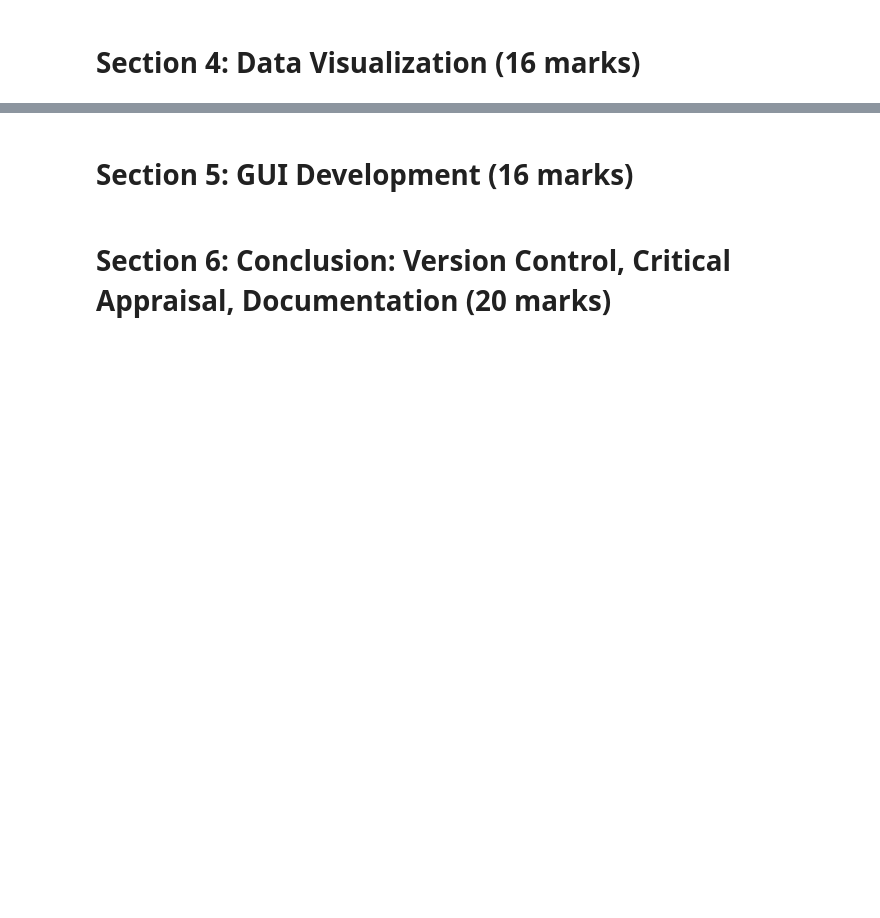
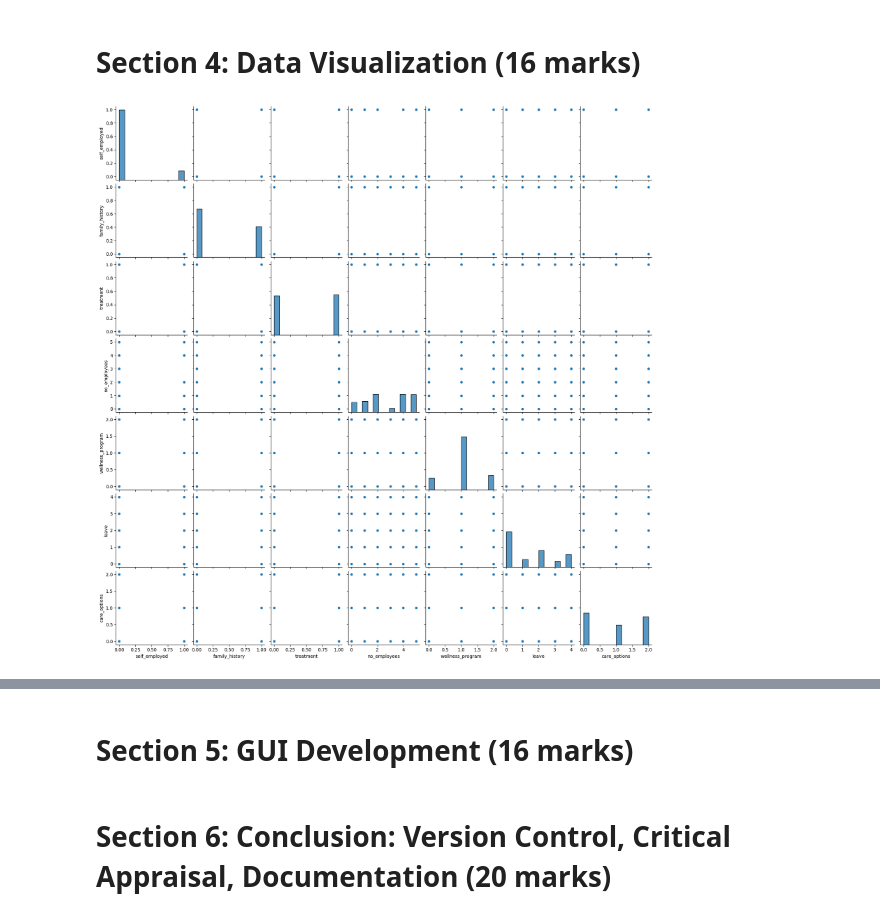
Before and after one commit to guavacoderepo/SOFT40161-COURSE-WORK, a Jupyter notebook: NTU_N1280799_SOFT40161.ipynb, the cells around one changed output, grey strips where cells are left out. Saved outputs shown, nothing was run; the diff lists cells and outputs as text; code cells hidden in the pictures; blank space fills up the shorter version.

```diff
--- a/NTU_N1280799_SOFT40161.ipynb
+++ b/NTU_N1280799_SOFT40161.ipynb
@@ -43,0 +219,4 @@ df.head(2)
+# %%
+# clean gender column
+df['Gender'] = clean_gender(df['Gender'])
+df.head()
@@ -43,0 +230,6 @@ df.head(2)
+# %%
+# fillna on self employed column
+self_employed_mode = df['self_employed'].mode()[0]
+df['self_employed'] = df['self_employed'].fillna(self_employed_mode)
+
+df.head()
@@ -43,0 +243,3 @@ df.head(2)
+# %%
+# drop all columns with missing values
+df.dropna(axis=1, inplace=True)
@@ -43,0 +269,18 @@ df.head(2)
+# %%
+# converting categorical variables to numericalvariables
+# working without library
+df[['self_employed', 'family_history', 'treatment']] = df[['self_employed', 'family_history', 'treatment']].map(lambda a: 1 if a == 'Yes' else 0)
+
+# df['care_options'] = df['care_options'].map({'Yes': 1, 'No': 0, 'Not sure': 3})
+# df['leave'] = df['leave'].map({'Somewhat easy': 0, "Don't know": 1, 'Somewhat difficult': 2, 'Very difficult':3, 'Very easy':4})
+
+# working with sklearn library
+from sklearn.preprocessing import LabelEncoder
+
+label_encoder = LabelEncoder()
+
+cols = ['leave', 'care_options', 'no_employees', 'wellness_program']
+for col in cols:
+    df[col] = label_encoder.fit_transform(df[col])
+
+df.head()
@@ -47,3 +297,7 @@ df.head(2)
 # Section 4: Data Visualization (16 marks)
 # %%
 # Explanation and Documentation
+# %%
+sns.pairplot(df, diag_kind='hist');
+# %% [output]
+[figure, added]
```
Also changed, not shown: parts of 28 cells of this notebook, 1 other file.
